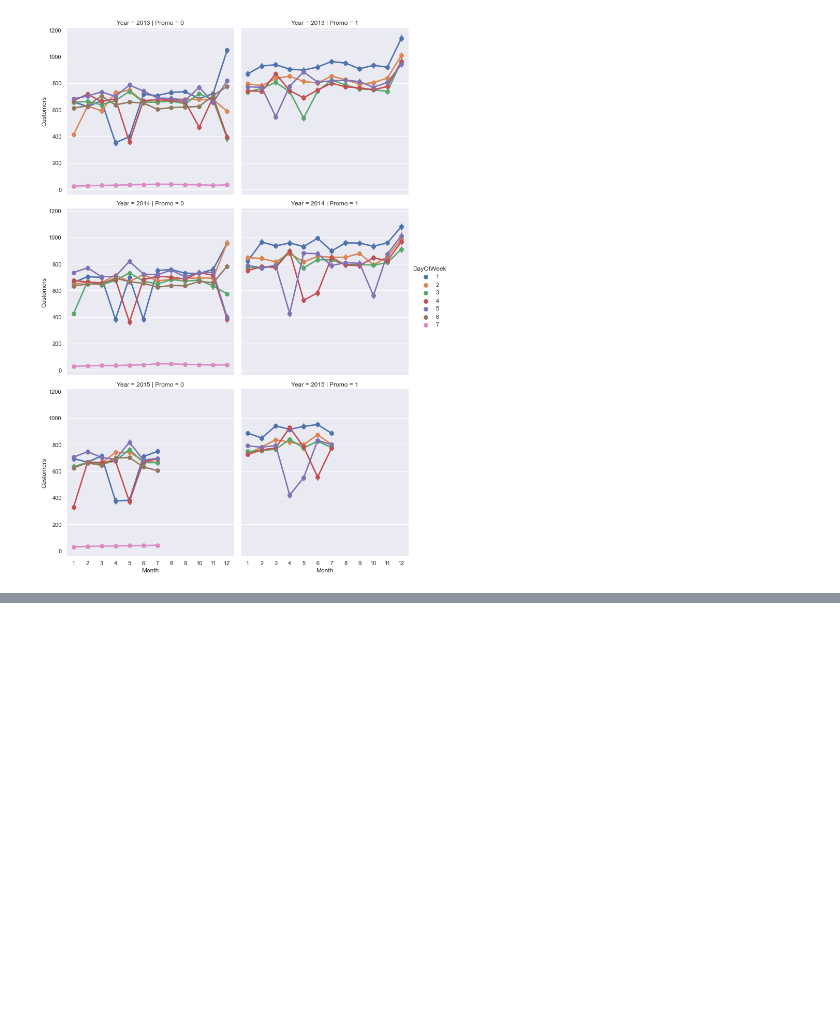
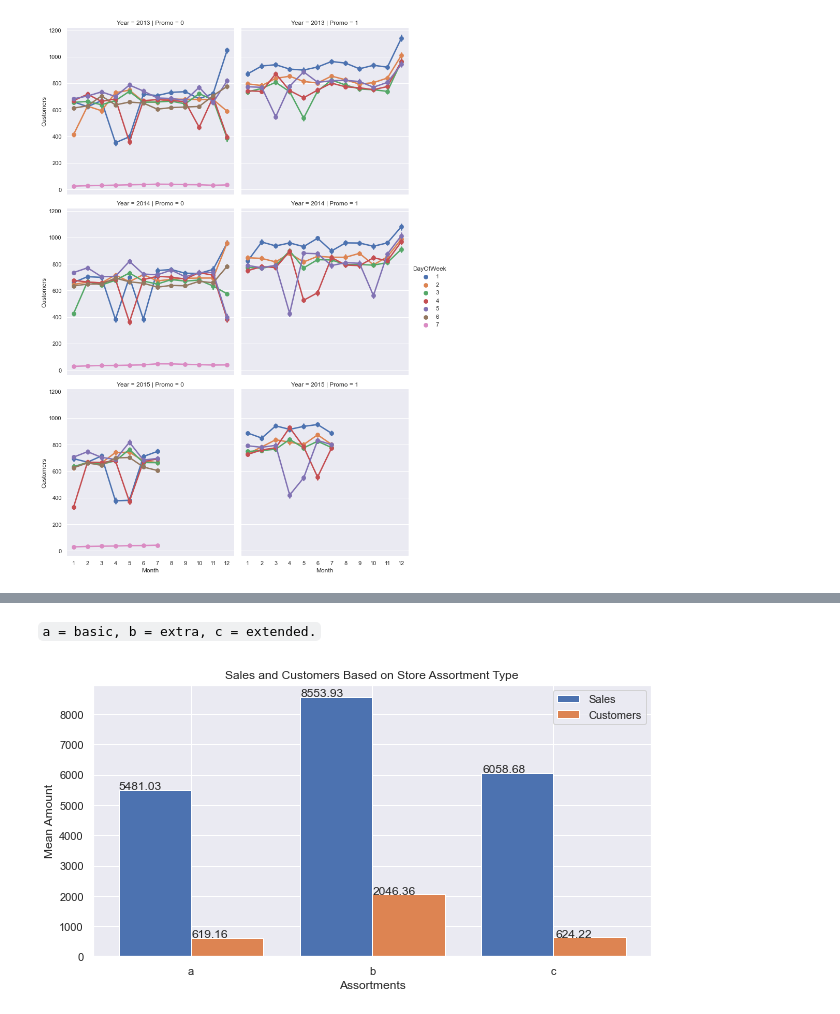
Before and after one commit to Melak2017/Pharmaceutical-Sales-Prediction-, a Jupyter notebook: notebooks/data_exploration.ipynb, the cells around one changed output, grey strips where cells are left out. Saved outputs shown, nothing was run; the diff lists cells and outputs as text; code cells hidden in the pictures; blank space fills up the shorter version.

```diff
--- a/notebooks/data_exploration.ipynb
+++ b/notebooks/data_exploration.ipynb
@@ -626,0 +636,26 @@ weekend.groupby('Store').agg({'Sales':'mean'}).sort_values(by='Sales',ascending=
+# %% [markdown]
+`a = basic, b = extra, c = extended.`
+# %%
+assortment_sales_rln = merged_df.loc[:, ['Assortment', 'Sales', 'Customers']]
+assortment_sales_rln = assortment_sales_rln.groupby(
+    "Assortment").agg({'Sales': 'mean', 'Customers': 'mean'})
+
+X_axis = np.arange(len(assortment_sales_rln.index))
+plt.figure(figsize=(10, 5))
+plt1 = plt.bar(X_axis - 0.2, assortment_sales_rln['Sales'], 0.4, label='Sales')
+for p in plt1.patches:
+    plt.annotate('{:.2f}'.format(p.get_height()), (p.get_x()
+                                                   * 1.005, p.get_height() * 1.005))
+plt2 = plt.bar(X_axis + 0.2, assortment_sales_rln['Customers'], 0.4, label='Customers')
+for p in plt2.patches:
+    plt.annotate('{:.2f}'.format(p.get_height()), (p.get_x()
+                                                   * 1.005, p.get_height() * 1.005))
+
+plt.xticks(X_axis, assortment_sales_rln.index)
+plt.xlabel("Assortments")
+plt.ylabel("Mean Amount")
+plt.title("Sales and Customers Based on Store Assortment Type")
+plt.legend()
+plt.show()
+# %% [output]
+[figure, added]
```
Also changed, not shown: parts of 80 cells of this notebook.
